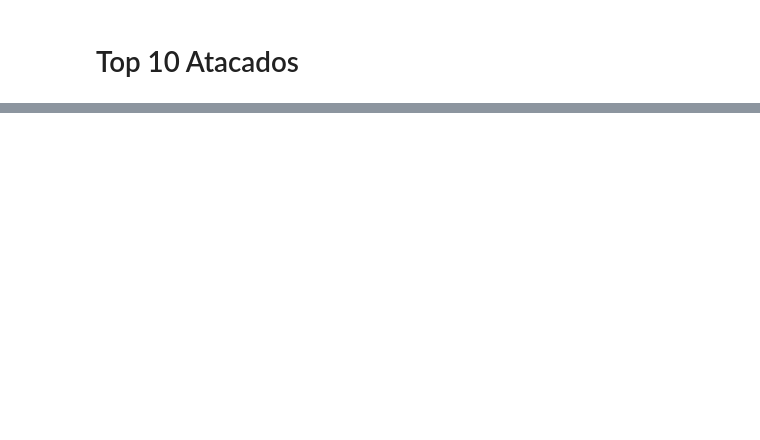
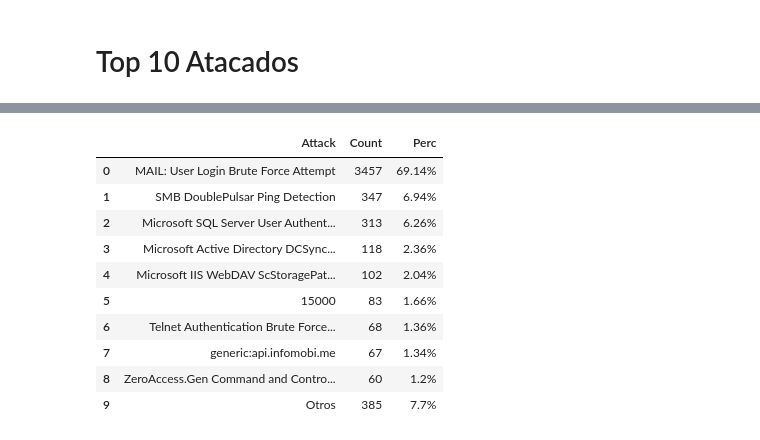
Before and after one commit to felipedbene/pewpew, a Jupyter notebook: Notebook/New_Parser.ipynb, the cells around one changed output, grey strips where cells are left out. Saved outputs shown, nothing was run; the diff lists cells and outputs as text; code cells hidden in the pictures; blank space fills up the shorter version.

```diff
--- a/Notebook/New_Parser.ipynb
+++ b/Notebook/New_Parser.ipynb
@@ -278,0 +256,22 @@ a
+# %%
+a = pd.DataFrame(df.threatid.value_counts().head(9)).reset_index().rename(index=str, columns={"index": "Attack", 'threatid': "Count"})
+# %%
+a['Perc']=a['Count'].map(perc)
+# %%
+tmp = len(df) - a['Count'].sum()
+
+a = a.append({'Attack':'Otros','Count':tmp,'Perc':perc(tmp)},ignore_index=True)
+# %%
+a
+# %% [output]
+|  | Attack | Count | Perc |
+| 0 | MAIL: User Login Brute Force Attempt | 3457 | 69.14% |
+| 1 | SMB DoublePulsar Ping Detection | 347 | 6.94% |
+| 2 | Microsoft SQL Server User Authent... | 313 | 6.26% |
+| 3 | Microsoft Active Directory DCSync... | 118 | 2.36% |
+| 4 | Microsoft IIS WebDAV ScStoragePat... | 102 | 2.04% |
+| 5 | 15000 | 83 | 1.66% |
+| 6 | Telnet Authentication Brute Force... | 68 | 1.36% |
+| 7 | generic:api.infomobi.me | 67 | 1.34% |
+| 8 | ZeroAccess.Gen Command and Contro... | 60 | 1.2% |
+| 9 | Otros | 385 | 7.7% |
```
Also changed, not shown: parts of 17 cells of this notebook, 8 other files.
